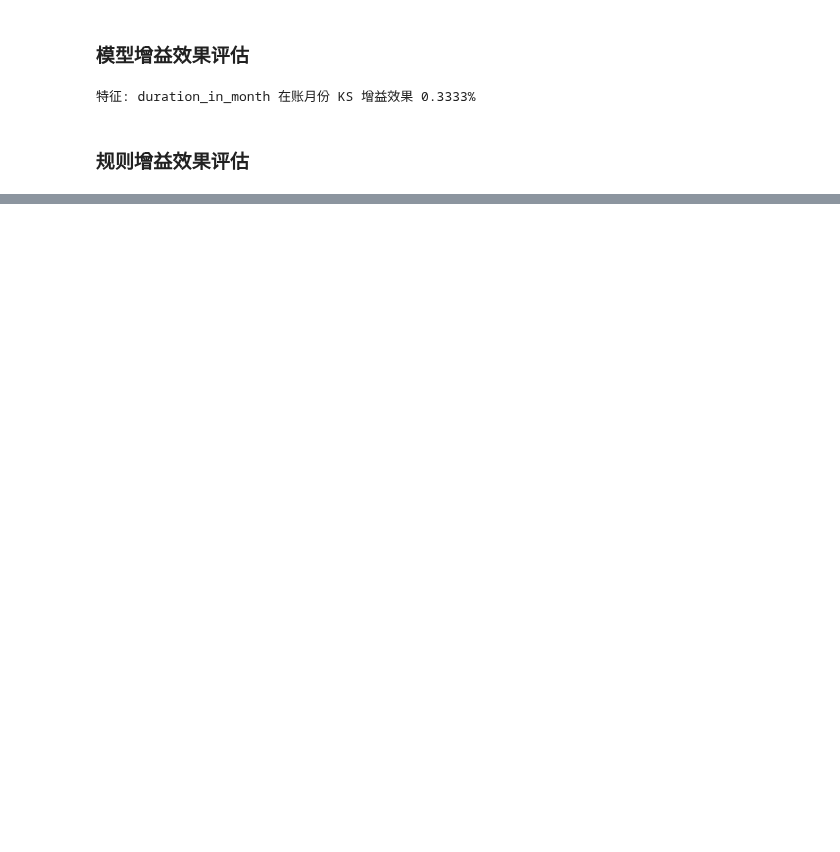
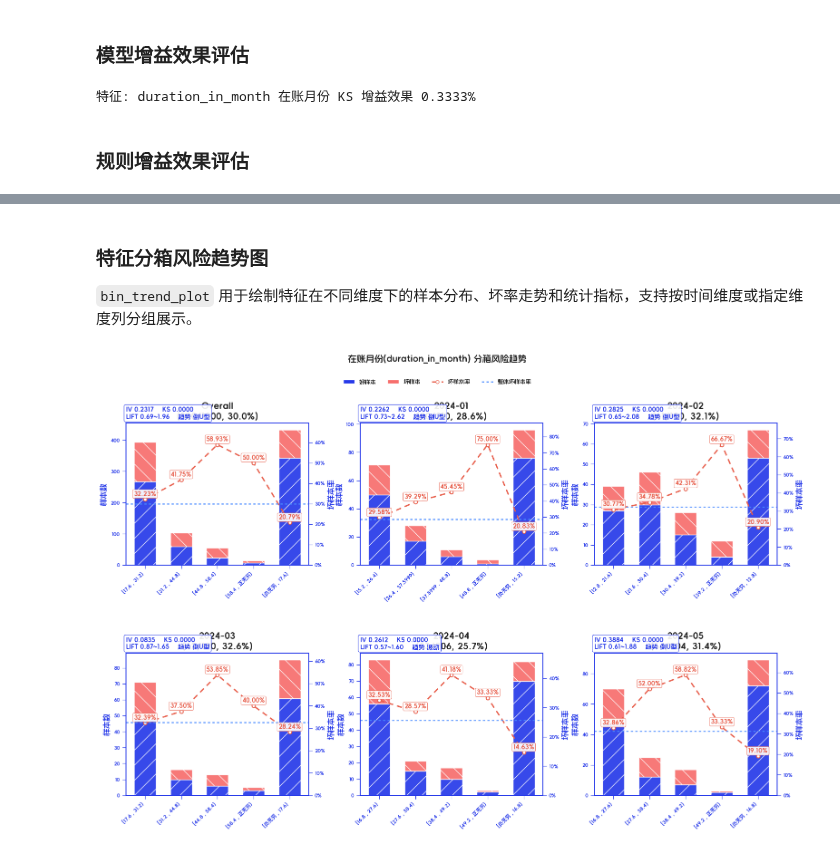
Before and after one commit to SMD-0708/scorecardpipeline, a Jupyter notebook: examples/auto_report.ipynb, the cells around one changed output, grey strips where cells are left out. Cells and saved outputs as stored; diff of their text form; code cells hidden in the pictures; blank space fills up the shorter version.

Commit message:
fix bin_plot methods

```diff
--- a/examples/auto_report.ipynb
+++ b/examples/auto_report.ipynb
@@ -456,3 +476,29 @@ rule.report(data[["duration_in_month", "credit_amount", "MOB1"]], overdue=["MOB1
 # dataframe2excel(table, "规则有效性验证.xlsx", percent_cols=[c for c in table.columns if (isinstance(c, tuple) and c[-1] in percent_cols) or (not isinstance(c, tuple) and c in percent_cols)]
 #                 , condition_cols=[c for c in table.columns if (isinstance(c, tuple) and c[-1] in condition_cols) or (not isinstance(c, tuple) and c in condition_cols)]
 #                 )
+# %% [markdown]
+### 特征分箱风险趋势图
+
+`bin_trend_plot` 用于绘制特征在不同维度下的样本分布、坏率走势和统计指标，支持按时间维度或指定维度列分组展示。
+# %%
+# 模拟时间维度数据
+np.random.seed(42)
+data_trend = data.copy()
+# 创建模拟的时间周期（月份）
+data_trend['period'] = np.random.choice(['2024-01', '2024-02', '2024-03', '2024-04', '2024-05'], size=len(data_trend))
+
+# 按时间维度展示特征分箱趋势
+fig = bin_trend_plot(
+    data_trend,
+    feature='duration_in_month',
+    target=target,
+    dimension_cols='period',
+    date_freq='M',
+    method='step',
+    max_n_bins=5,
+    sort_order='asc',
+    title='在账月份(duration_in_month) 分箱风险趋势',
+    # save='model_report/duration_in_month_trend.png'
+)
+# %% [output]
+[figure, added]
```
Also changed, not shown: parts of 23 cells of this notebook, 2 other files.
